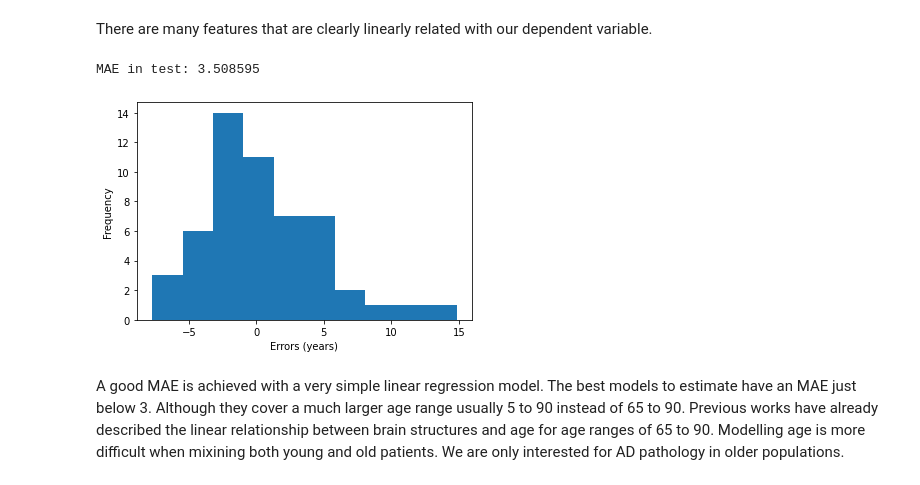
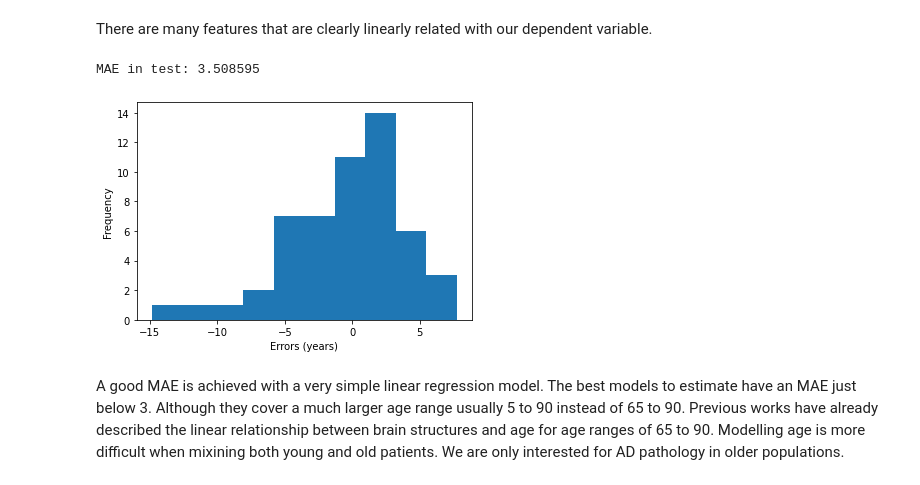
Before and after one commit to JGarciaCondado/ADNIBrainAge, a Jupyter notebook: jupyternotebooks/data_exploration.ipynb, the cells around one changed output. Drawn from its saved outputs; the diff is of its cells as text; code cells hidden in the pictures.

```diff
--- a/jupyternotebooks/data_exploration.ipynb
+++ b/jupyternotebooks/data_exploration.ipynb
@@ -259,6 +261,6 @@ Create a model that given features extracted from brain images correctly predict
 # %%
 # Exctract controls that haven't converted
-df_controls = df_full[df_full['TYPECONVERSOR']==1.0]
+df_cn = df_full[df_full['TYPECONVERSOR']==1.0]
 
 # Mark features to use
 features = ['Brain_size', 'GM', 'WM', 'vscf', 'pgrey',
@@ -279,15 +281,15 @@ There is great variability in values between each site. So COMBAT can be applied
 # Data harmonization with Combat
 from pycombat import Combat
 combat = Combat()
-Y = df_controls[features].to_numpy()
-b = df_controls['SITEID'].to_numpy()
-X = df_controls['AGE'].to_numpy()[:, np.newaxis]
-C = df_controls[['Vscale', 'PTGENDER', 'Phase']].to_numpy()
+Y = df_cn[features].to_numpy()
+b = df_cn['SITEID'].to_numpy()
+X = df_cn['AGE'].to_numpy()[:, np.newaxis]
+C = df_cn[['Vscale', 'PTGENDER', 'Phase']].to_numpy()
 y_adjusted = combat.fit_transform(Y=Y, b=b, X=X, C=C)
 # %%
 # Explor variability of features by site after harmonization
 df_features_harm = pd.DataFrame(data=y_adjusted, columns=features)
-df_features_harm['SITEID'] = df_controls['SITEID'].reset_index(drop=True)
+df_features_harm['SITEID'] = df_cn['SITEID'].reset_index(drop=True)
 plt.figure(figsize=(10,14))
 for i, feature in enumerate(features):
     plt.subplot(5,3,i+1)
@@ -300,7 +302,7 @@ Data harmonization does not create perfectly aligned box plots because the depen
 # %%
 # Explore relationship between each individual feature and age.
 X = df_features_harm[features].to_numpy()
-Y = df_controls['AGE'].to_numpy()
+Y = df_cn['AGE'].to_numpy()
 
 f_test, _ = f_regression(X, Y)
 f_test /= np.max(f_test) # We normalize beacuse we are interested in relative values
@@ -328,22 +330,22 @@ X_test_norm =  transformer.transform(X_test)
 # %%
 from sklearn.linear_model import LinearRegression
 
-LR = LinearRegression(fit_intercept='True')
+LR_brainage = LinearRegression(fit_intercept='True')
 # Train the model
-LR.fit(X_train_norm, Y_train)
+LR_brainage.fit(X_train_norm, Y_train)
 
 # Compute the predictions over test data
-f_test = LR.predict(X_test_norm)
-errors = Y_test-f_test
-MAE_test = np.mean(np.abs(errors))
+f_test = LR_brainage.predict(X_test_norm)
+delta_cn = f_test - Y_test
+MAE_test = np.mean(np.abs(delta_cn))
 print('MAE in test: %f' % MAE_test)
 plt.xlabel('Errors (years)')
 plt.ylabel('Frequency')
-plt.hist(errors)
+plt.hist(delta_cn)
 plt.show()
 # %% [output]
 MAE in test: 3.508595
-[figure, old version]
+[figure, new version]
 # %% [markdown]
 A good MAE is achieved with a very simple linear regression model. The best models to estimate have an MAE just below 3. Although they cover a much larger age range usually 5 to 90 instead of 65 to 90. Previous works have already described the linear relationship between brain structures and age for age ranges of 65 to 90. Modelling age is more difficult when mixining both young and old patients. We are only interested for AD pathology in older populations.
 # %%
```
Also changed, not shown: parts of 25 cells of this notebook.
